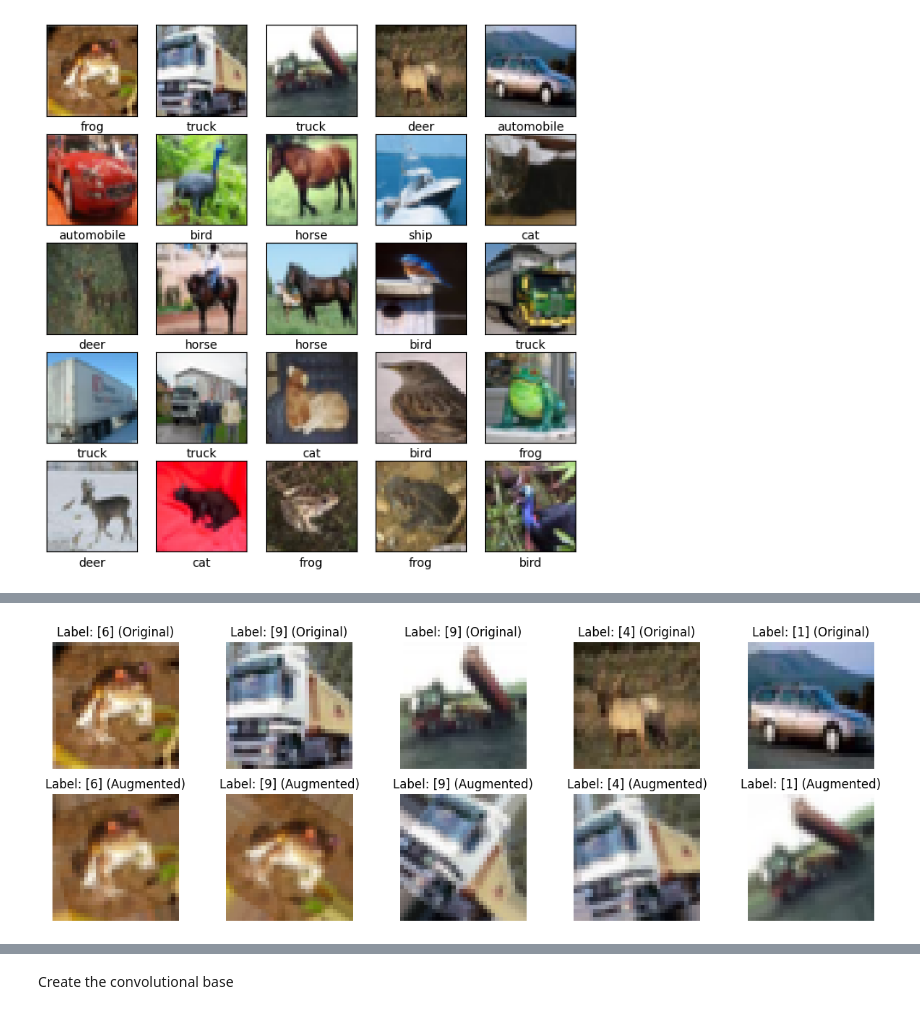
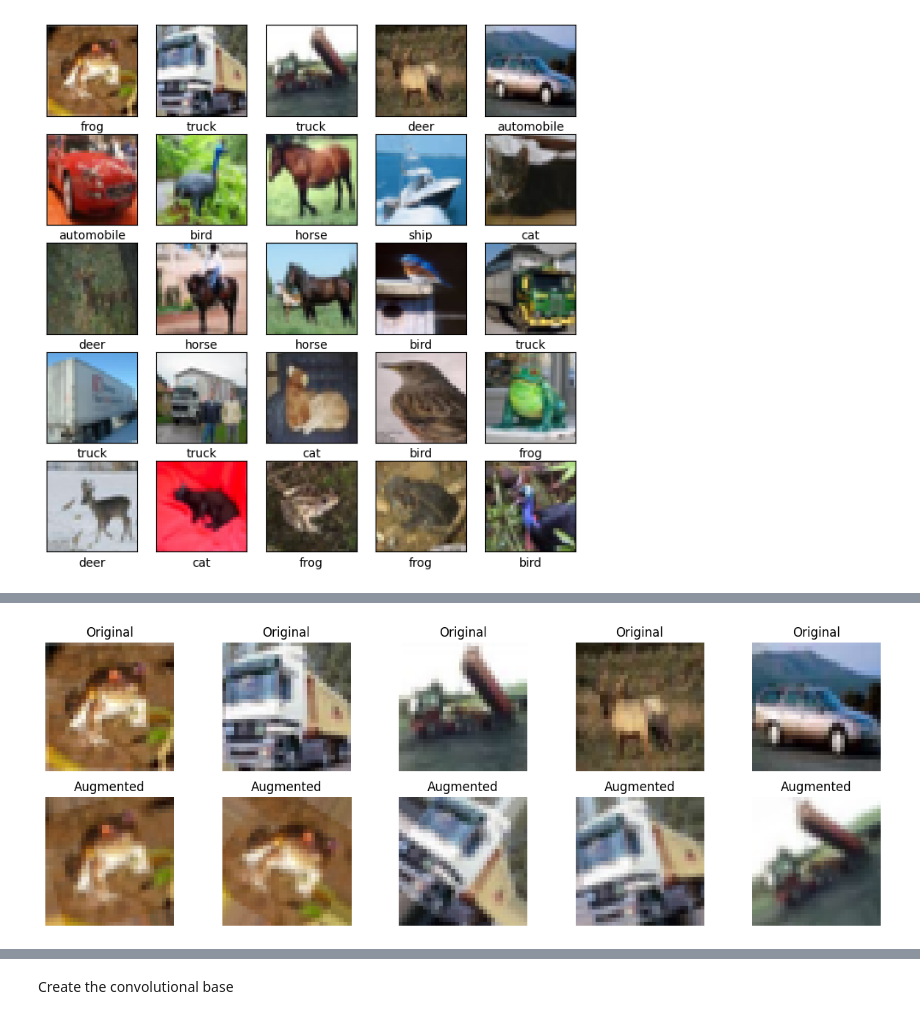
Before and after one commit to Stephen-Gordon/python_cnn_image_classification, a Jupyter notebook: image_classification.ipynb, the cells around one changed output, grey strips where cells are left out. Saved outputs shown, nothing was run; the diff lists cells and outputs as text; code cells hidden in the pictures.

```diff
--- a/image_classification.ipynb
+++ b/image_classification.ipynb
@@ -67,0 +65,27 @@ train_labels = np.concatenate((original_labels, original_labels), axis=0)
+# %%
+from keras.preprocessing.image import ImageDataGenerator
+import numpy as np
+datagen = ImageDataGenerator(rotation_range=40)
+
+# Assuming train_images and train_labels are your original dataset
+original_images = np.array(train_images)
+original_labels = np.array(train_labels)
+
+# Create a generator for augmented images
+augmentation_generator = datagen.flow(original_images, original_labels, batch_size=32)  # Adjust batch_size as needed
+
+import matplotlib.pyplot as plt
+
+# Generate a batch of augmented images
+augmented_images, _ = augmentation_generator.next()
+
+# Plot the augmented images
+num_images_to_preview = min(augmented_images.shape[0], 5)  # Plot up to 5 images
+plt.figure(figsize=(15, 5))
+for i in range(num_images_to_preview):
+    plt.subplot(1, num_images_to_preview, i + 1)
+    plt.imshow(augmented_images[i])  # Assuming images are in [0, 255] range
+    plt.axis('off')
+    plt.title(f'Augmented Image {i + 1}')
+
+plt.show()
@@ -68,26 +94,26 @@ train_labels = np.concatenate((original_labels, original_labels), axis=0)
 # %%
 import matplotlib.pyplot as plt
 
-# Assuming train_images and train_labels are your arrays
+# Assuming original_images and augmented_images are your arrays
 # Make sure to adjust the indices based on your data
 
 num_images_to_preview = 5
 
-# Plot original and augmented images with labels
+# Plot original images
 plt.figure(figsize=(15, 5))
 for i in range(num_images_to_preview):
-    # Original images
     plt.subplot(2, num_images_to_preview, i + 1)
-    plt.imshow(train_images[i])  # Assuming images are in [0, 255] range
+    plt.imshow(original_images[i])  # Assuming images are in [0, 255] range
     plt.axis('off')
-    plt.title(f'Label: {train_labels[i]} (Original)')
+    plt.title('Original')
 
-    # Augmented images
+# Plot augmented images
+for i in range(num_images_to_preview):
     plt.subplot(2, num_images_to_preview, num_images_to_preview + i + 1)
-    plt.imshow(train_images[i + len(original_images)])
+    plt.imshow(augmented_images[i])
     plt.axis('off')
-    plt.title(f'Label: {train_labels[i + len(original_images)]} (Augmented)')
+    plt.title('Augmented')
 
 plt.show()
 # %% [output]
-[figure, old version]
+[figure, new version]
```
Also changed, not shown: parts of 4 cells of this notebook.
